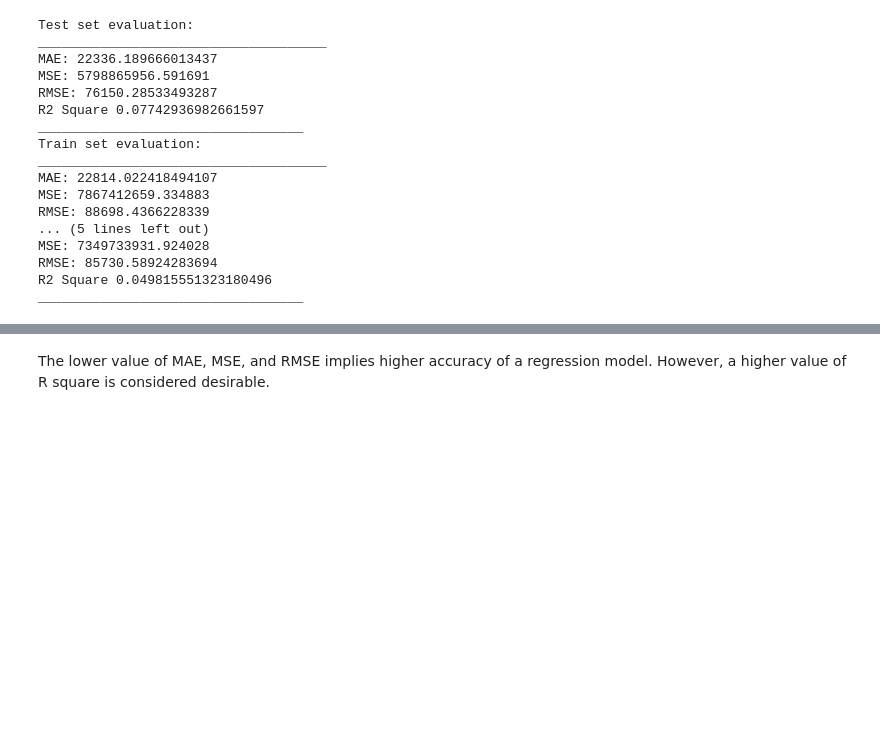
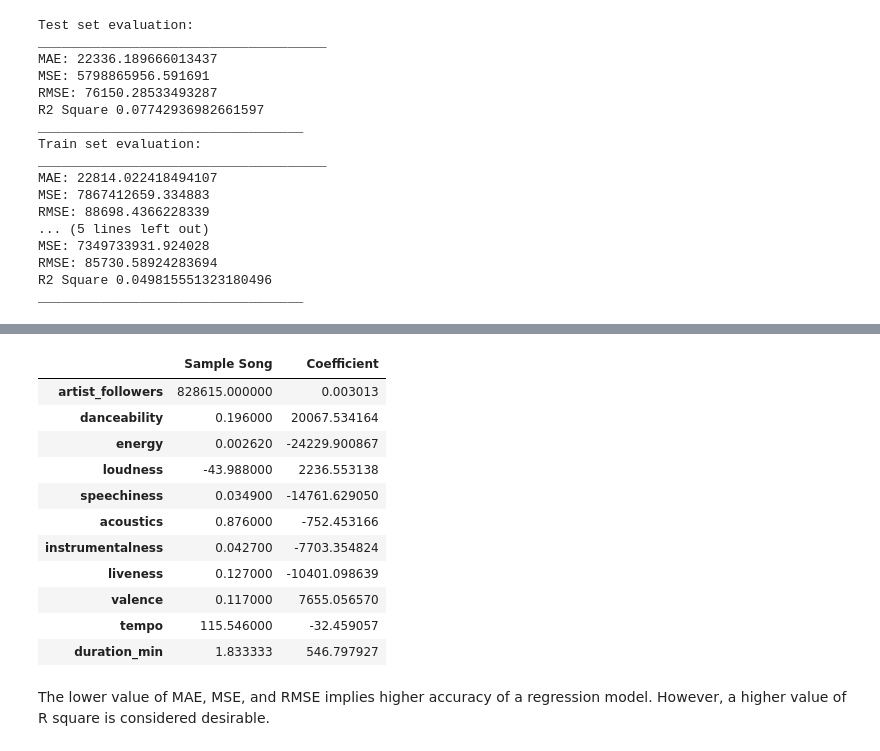
Before and after one commit to MaxiTrien/spotify-data-science-project, a Jupyter notebook: spotify-songs-pred-popularity.ipynb, the cells around one changed output, grey strips where cells are left out. Saved outputs shown, nothing was run; the diff lists cells and outputs as text; code cells hidden in the pictures; blank space fills up the shorter version.

Commit message:
Add sample song

```diff
--- a/spotify-songs-pred-popularity.ipynb
+++ b/spotify-songs-pred-popularity.ipynb
@@ -446,0 +452,3 @@ __________________________________
+# %%
+sample_min_pred = X_val.iloc[9794]
+sample_min_pred
@@ -446,0 +468,3 @@ __________________________________
+# %%
+pd_min_pred = pd.DataFrame(np.transpose(sample_min_pred))
+pd_min_pred
@@ -447,3 +484,20 @@ __________________________________
+# %%
+pd_min_pred['Coefficient'] = np.transpose(lm.coef_)
+pd_min_pred.rename(columns = {49304:'Sample Song'}, inplace = True)
+pd_min_pred
+# %% [output]
+|  | Sample Song | Coefficient |
+| artist_followers | 828615.000000 | 0.003013 |
+| danceability | 0.196000 | 20067.534164 |
+| energy | 0.002620 | -24229.900867 |
+| loudness | -43.988000 | 2236.553138 |
+| speechiness | 0.034900 | -14761.629050 |
+| acoustics | 0.876000 | -752.453166 |
+| instrumentalness | 0.042700 | -7703.354824 |
+| liveness | 0.127000 | -10401.098639 |
+| valence | 0.117000 | 7655.056570 |
+| tempo | 115.546000 | -32.459057 |
+| duration_min | 1.833333 | 546.797927 |
 # %% [markdown]
 The lower value of MAE, MSE, and RMSE implies higher accuracy of a regression model. However, a higher value of R square is considered desirable.
 # %% [markdown]
```
Also changed, not shown: parts of 3 cells of this notebook, 1 other file.
